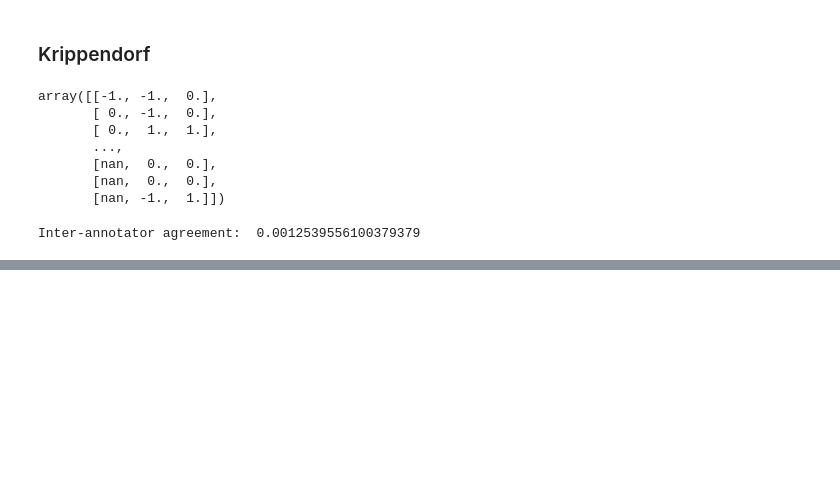
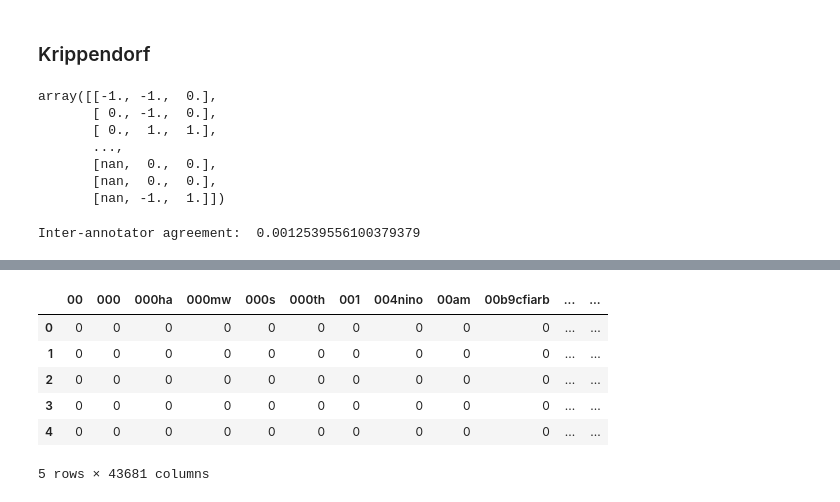
Before and after one commit to vaughankraska/social_data_mining, a Jupyter notebook: src/sdm/lab_scripts/text_analysis/theory_driven_analysis.ipynb, the cells around one changed output, grey strips where cells are left out. Saved outputs shown, nothing was run; the diff lists cells and outputs as text; code cells hidden in the pictures; blank space fills up the shorter version.

```diff
--- a/src/sdm/lab_scripts/text_analysis/theory_driven_analysis.ipynb
+++ b/src/sdm/lab_scripts/text_analysis/theory_driven_analysis.ipynb
@@ -142,0 +154,5 @@ Inter-annotator agreement:  0.0012539556100379379
+# %%
+conn = get_db_connection(db_path="D:/UU/Sem3/SDM/social_data_mining/data/twitter.db")
+df = get_research_dataframe(db=conn)
+print(df.info())
+df.head()
@@ -142,0 +194,3 @@ Inter-annotator agreement:  0.0012539556100379379
+# %%
+df['text'] = preprocess_tweets(df['tweet_text'])
+df.head(10)
@@ -142,0 +209,15 @@ Inter-annotator agreement:  0.0012539556100379379
+# %%
+vectorizer = CountVectorizer(stop_words='english')
+X = vectorizer.fit_transform(df['text'])
+word_counts = pd.DataFrame(X.toarray(), columns=vectorizer.get_feature_names_out())
+word_counts["account_type"] = df["account_type"]
+
+word_counts.head()
+# %% [output]
+|  | 00 | 000 | 000ha | 000mw | 000s | 000th | 001 | 004nino | 00am | 00b9cfiarb | ... | ... |
+| 0 | 0 | 0 | 0 | 0 | 0 | 0 | 0 | 0 | 0 | 0 | ... | ... |
+| 1 | 0 | 0 | 0 | 0 | 0 | 0 | 0 | 0 | 0 | 0 | ... | ... |
+| 2 | 0 | 0 | 0 | 0 | 0 | 0 | 0 | 0 | 0 | 0 | ... | ... |
+| 3 | 0 | 0 | 0 | 0 | 0 | 0 | 0 | 0 | 0 | 0 | ... | ... |
+| 4 | 0 | 0 | 0 | 0 | 0 | 0 | 0 | 0 | 0 | 0 | ... | ... |
+5 rows × 43681 columns
```
Also changed, not shown: parts of 12 cells of this notebook.
